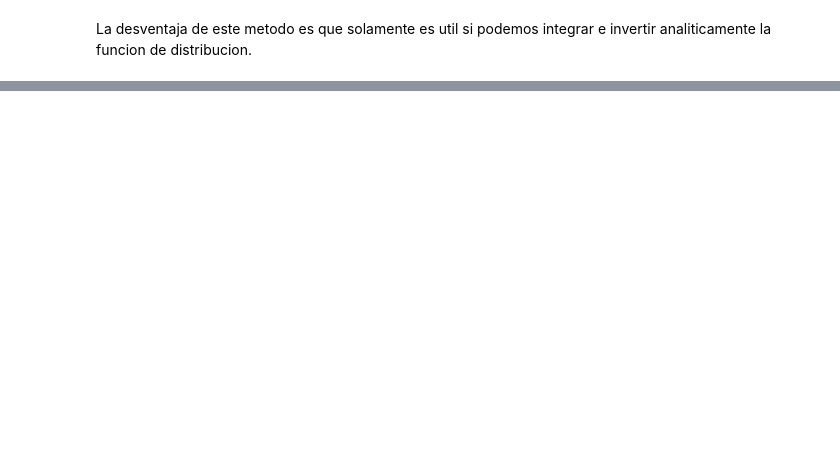
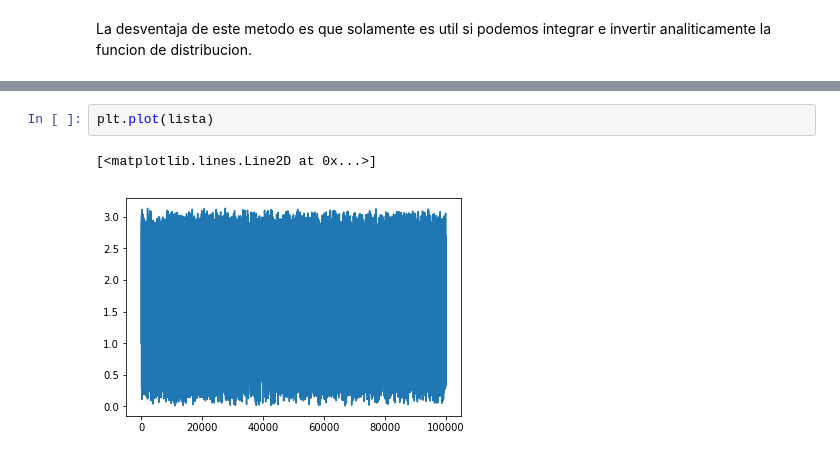
Before and after one commit to ComputoCienciasUniandes/MetodosComputacionalesAvanzados, a Jupyter notebook: secciones/05.MCMC/02_MetropolisHastings.ipynb, the cells around one changed output, grey strips where cells are left out. Drawn from its saved outputs; the diff is of its cells as text; blank space fills up the shorter version.

```diff
--- a/secciones/05.MCMC/02_MetropolisHastings.ipynb
+++ b/secciones/05.MCMC/02_MetropolisHastings.ipynb
@@ -95,0 +132,5 @@ La desventaja de este metodo es que solamente es util si podemos integrar e inve
+# %%
+plt.plot(lista)
+# %% [output]
+[<matplotlib.lines.Line2D at 0x...>]
+[figure, added]
```
Also changed, not shown: parts of 9 cells of this notebook.
